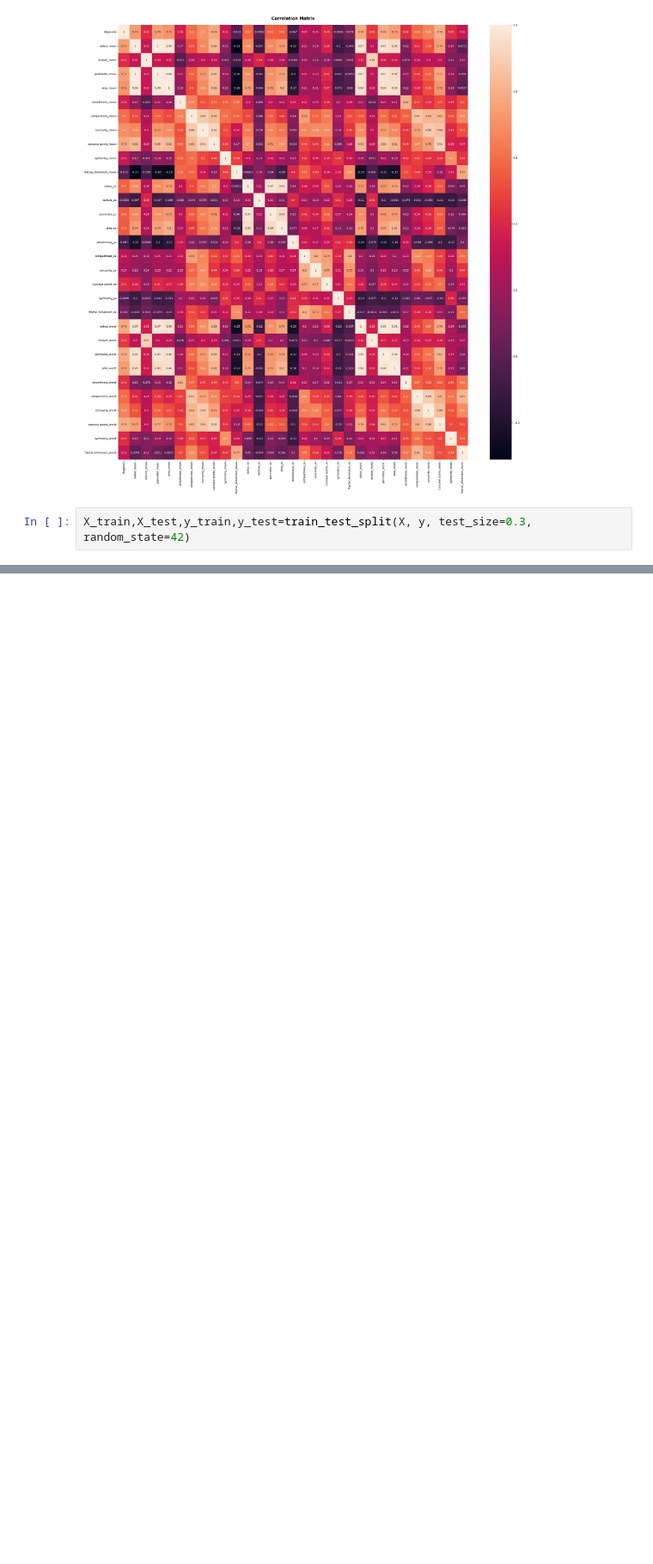
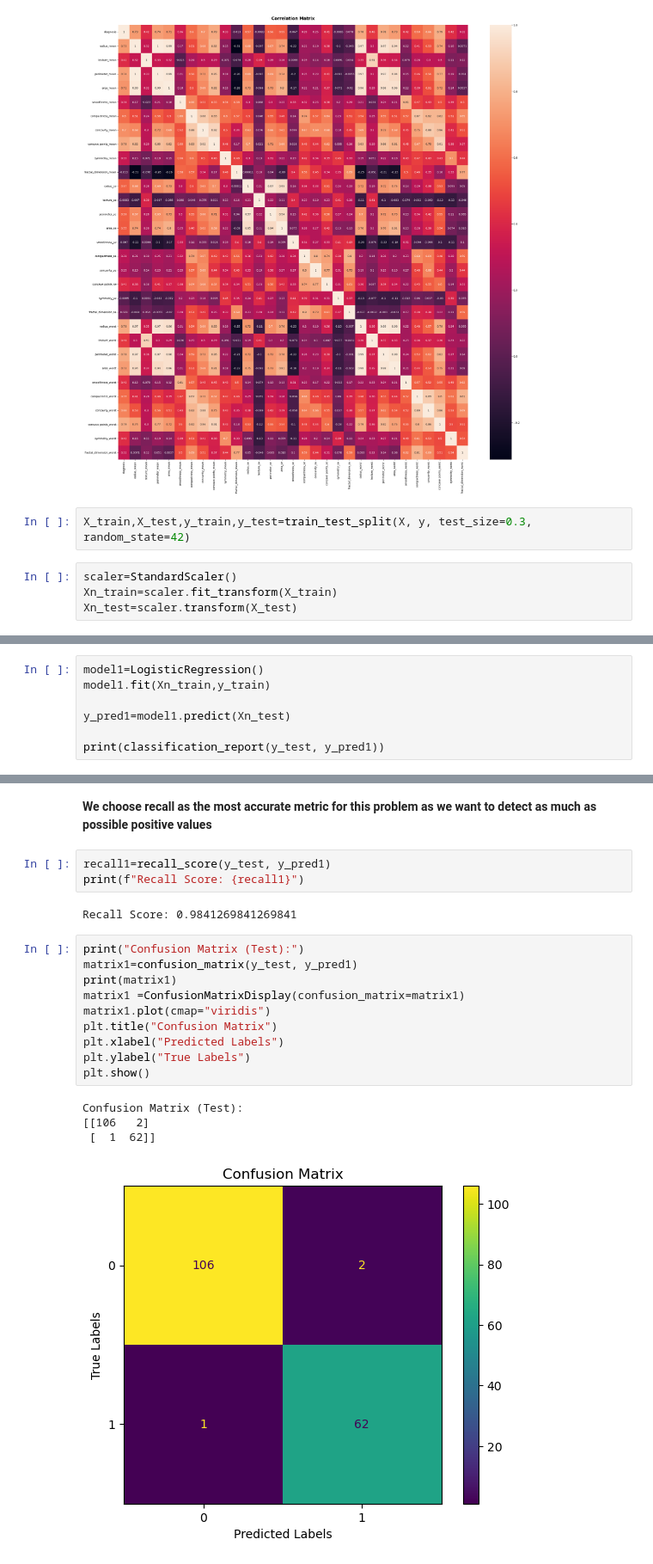
Before and after one commit to georgiarov/ML, a Jupyter notebook: project_code.ipynb, the cells around one changed output, grey strips where cells are left out. Shown at 86% size. Cells and saved outputs as stored; diff of their text form; blank space fills up the shorter version.

```diff
--- a/project_code.ipynb
+++ b/project_code.ipynb
@@ -153,3 +162,7 @@ Text(0.5, 1.0, 'Correlation Matrix')
 [figure]
 # %%
 X_train,X_test,y_train,y_test=train_test_split(X, y, test_size=0.3, random_state=42)
+# %%
+scaler=StandardScaler()
+Xn_train=scaler.fit_transform(X_train)
+Xn_test=scaler.transform(X_test)
@@ -155,0 +171,7 @@ X_train,X_test,y_train,y_test=train_test_split(X, y, test_size=0.3, random_state
+# %%
+model1=LogisticRegression()
+model1.fit(Xn_train,y_train)
+
+y_pred1=model1.predict(Xn_test)
+
+print(classification_report(y_test, y_pred1))
@@ -155,0 +187,23 @@ X_train,X_test,y_train,y_test=train_test_split(X, y, test_size=0.3, random_state
+# %% [markdown]
+**We choose recall as the most accurate metric for this problem
+as we want to detect as much as possible positive values**
+# %%
+recall1=recall_score(y_test, y_pred1)
+print(f"Recall Score: {recall1}")
+# %% [output]
+Recall Score: 0.9841269841269841
+# %%
+print("Confusion Matrix (Test):")
+matrix1=confusion_matrix(y_test, y_pred1)
+print(matrix1)
+matrix1 =ConfusionMatrixDisplay(confusion_matrix=matrix1)
+matrix1.plot(cmap="viridis")
+plt.title("Confusion Matrix")
+plt.xlabel("Predicted Labels")
+plt.ylabel("True Labels")
+plt.show()
+# %% [output]
+Confusion Matrix (Test):
+[[106   2]
+ [  1  62]]
+[figure, added]
```
Also changed, not shown: parts of 7 cells of this notebook.
